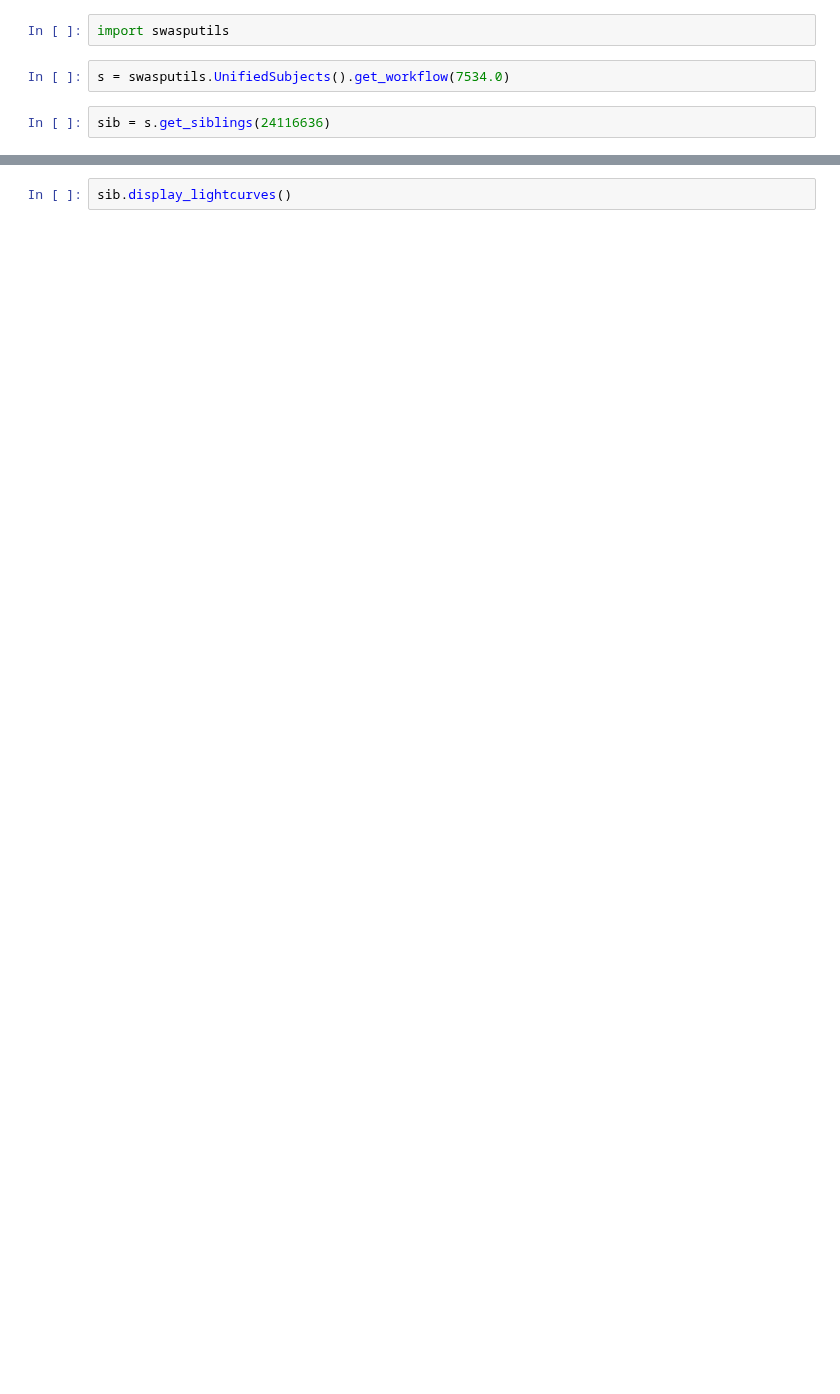
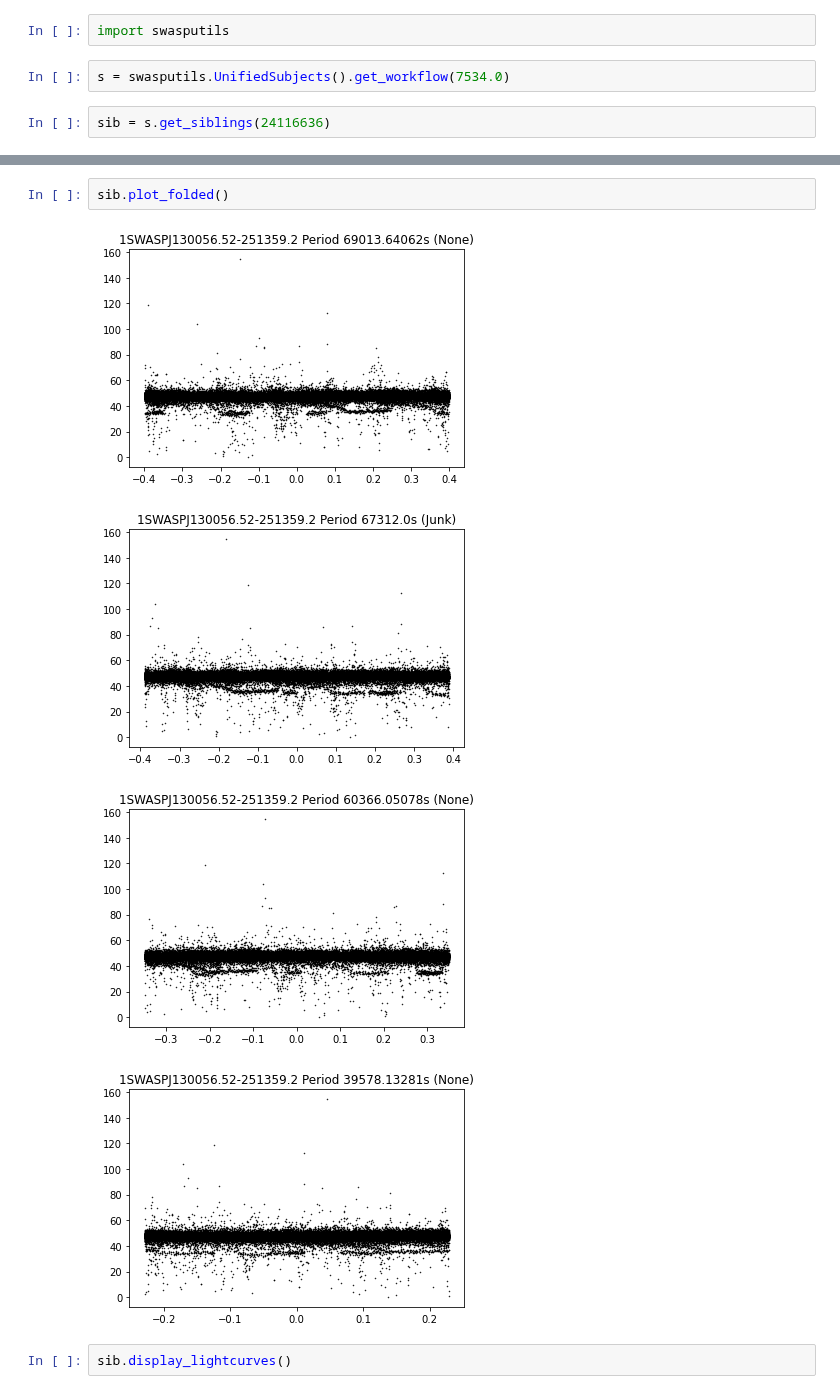
Before and after one commit to adammcmaster/superwasp-tools, a Jupyter notebook: display_siblings.ipynb, the cells around one changed output, grey strips where cells are left out. Cells and saved outputs as stored; diff of their text form; blank space fills up the shorter version.

```diff
--- a/display_siblings.ipynb
+++ b/display_siblings.ipynb
@@ -16,3 +20,10 @@ sib.df
+# %%
+sib.plot_folded()
+# %% [output]
+[figure, added]
+[figure, added]
+[figure, added]
+[figure, added]
 # %%
 sib.display_lightcurves()
 # %% [output]
```
Also changed, not shown: parts of 4 cells of this notebook, 2 other files.
